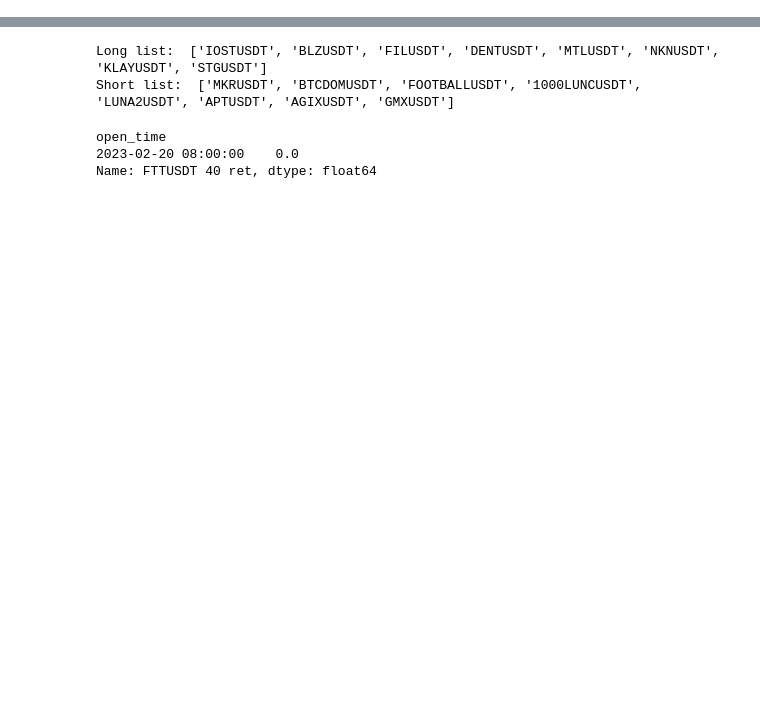
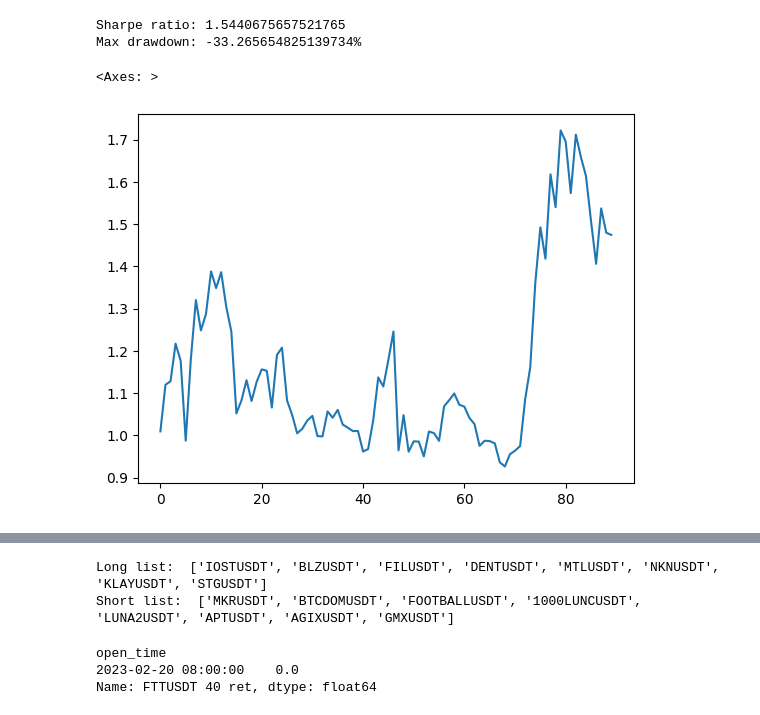
Before and after one commit to createMonster/Multi-Strategy-Quant-System, a Jupyter notebook: playground/momentum_explore.ipynb, the cells around one changed output, grey strips where cells are left out. Saved outputs shown, nothing was run; the diff lists cells and outputs as text; code cells hidden in the pictures; blank space fills up the shorter version.

```diff
--- a/playground/momentum_explore.ipynb
+++ b/playground/momentum_explore.ipynb
@@ -203,3 +194,19 @@ Max drawdown: -17.595827009910835%
+# %%
+# long only
+result_df["portfolio ret"] = result_df[f"rank {k-2} fwd ret"]
+sharpe = result_df["portfolio ret"].mean() / result_df["portfolio ret"].std() * np.sqrt(253)
+
+result_df["portfolio ret"] = (1+result_df["portfolio ret"]).cumprod()
+result_df["drawdown"] = result_df["portfolio ret"] / result_df["portfolio ret"].cummax() - 1
+max_drawdown = result_df["drawdown"].min()*100
+print (f"Sharpe ratio: {sharpe}")
+print (f"Max drawdown: {max_drawdown}%")
+result_df["portfolio ret"].plot()
+# %% [output]
+Sharpe ratio: 1.5440675657521765
+Max drawdown: -33.265654825139734%
+<Axes: >
+[figure, added]
 # %%
 # IGNORES = 5
 # look back, look ahead = 50, 50
```
Also changed, not shown: parts of 5 cells of this notebook, 6 other files.
